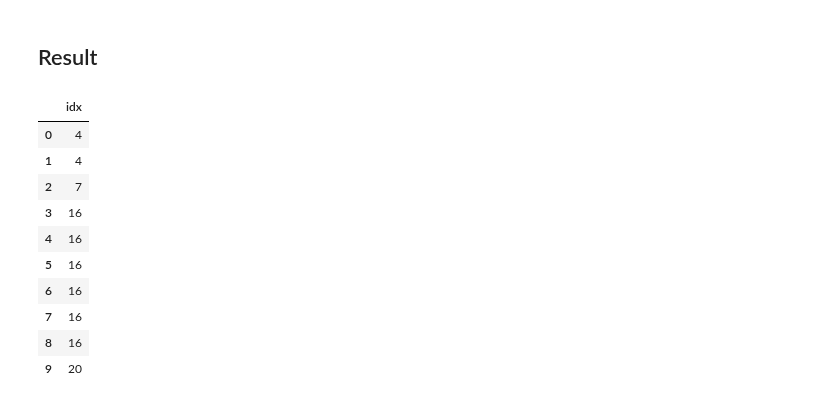
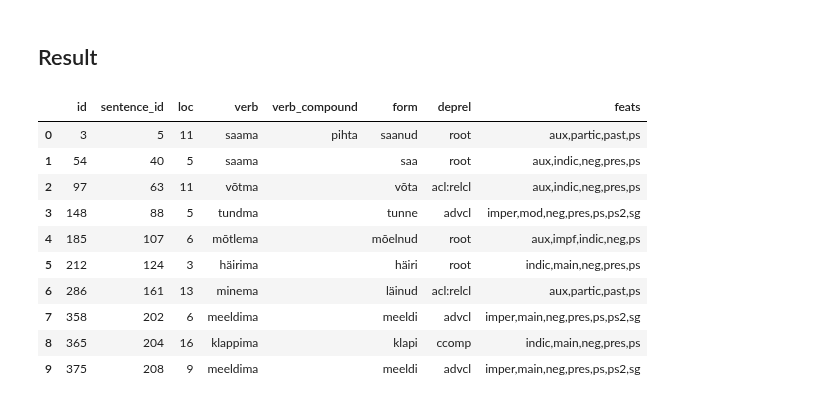
Before and after one commit to estnltk/syntax_experiments, a Jupyter notebook: workflows/002_verb_negations/003_filtering_transactions/transactions_filtering.ipynb, the cells around one changed output. Saved outputs shown, nothing was run; the diff lists cells and outputs as text; code cells hidden in the pictures.

```diff
--- a/workflows/002_verb_negations/003_filtering_transactions/transactions_filtering.ipynb
+++ b/workflows/002_verb_negations/003_filtering_transactions/transactions_filtering.ipynb
@@ -15,14 +14,12 @@ from db_operations.db_display import *
 # %% [markdown]
 ## Input parameters
 # %%
-INPUT_DIR = "C:/Users/liivas/Documents/Töö/verbirektisoonid"
+INPUT_DIR = "../example_data"
 
-VERB_PATTERNS_DB = f"{INPUT_DIR}/vp_data3.db"
-NEG_TABLES_DB = f"{INPUT_DIR}/db_operations/workflows/002_verb_negations/development/neg_tables.db"
-TRANSACTION_DB = f"{INPUT_DIR}/v32_data.db"
-MATCHED_TR_DB = "matched_transactions.db"
-NEG_TR_DB = "negative_transactions.db" # negated transactions
-POS_TR_DB = "positive_transactions.db" # positive (non-negated) transactions
+NEG_MATCHES_DB = f"{INPUT_DIR}/negation_matches.db"
+TRANSACTION_DB = f"{INPUT_DIR}/transactions.db"
+NEG_TR_DB = f"{INPUT_DIR}/negative_transactions.db" # negated transactions
+POS_TR_DB = f"{INPUT_DIR}/positive_transactions.db" # positive (non-negated) transactions*
 # %% [markdown]
 ## Data processing
 # %%
@@ -184,17 +103,17 @@ True
 # %% [markdown]
 ## Result
 # %%
-display_sqlite_as_dataframe(MATCHED_TR_DB, 'index_tbl', 10)
+display_sqlite_as_dataframe(NEG_TR_DB, 'transaction_head', 10)
 # %% [output]
-|  | idx |
-| 0 | 4 |
-| 1 | 4 |
-| 2 | 7 |
-| 3 | 16 |
-| 4 | 16 |
-| 5 | 16 |
-| 6 | 16 |
-| 7 | 16 |
-| 8 | 16 |
-| 9 | 20 |
+|  | id | sentence_id | loc | verb | verb_compound | form | deprel | feats |
+| 0 | 3 | 5 | 11 | saama | pihta | saanud | root | aux,partic,past,ps |
+| 1 | 54 | 40 | 5 | saama |  | saa | root | aux,indic,neg,pres,ps |
+| 2 | 97 | 63 | 11 | võtma |  | võta | acl:relcl | aux,indic,neg,pres,ps |
+| 3 | 148 | 88 | 5 | tundma |  | tunne | advcl | imper,mod,neg,pres,ps,ps2,sg |
+| 4 | 185 | 107 | 6 | mõtlema |  | mõelnud | root | aux,impf,indic,neg,ps |
+| 5 | 212 | 124 | 3 | häirima |  | häiri | root | indic,main,neg,pres,ps |
+| 6 | 286 | 161 | 13 | minema |  | läinud | acl:relcl | aux,partic,past,ps |
+| 7 | 358 | 202 | 6 | meeldima |  | meeldi | advcl | imper,main,neg,pres,ps,ps2,sg |
+| 8 | 365 | 204 | 16 | klappima |  | klapi | ccomp | indic,main,neg,pres,ps |
+| 9 | 375 | 208 | 9 | meeldima |  | meeldi | advcl | imper,main,neg,pres,ps,ps2,sg |
 # %%
```
Also changed, not shown: parts of 13 cells of this notebook, 32 other files.
